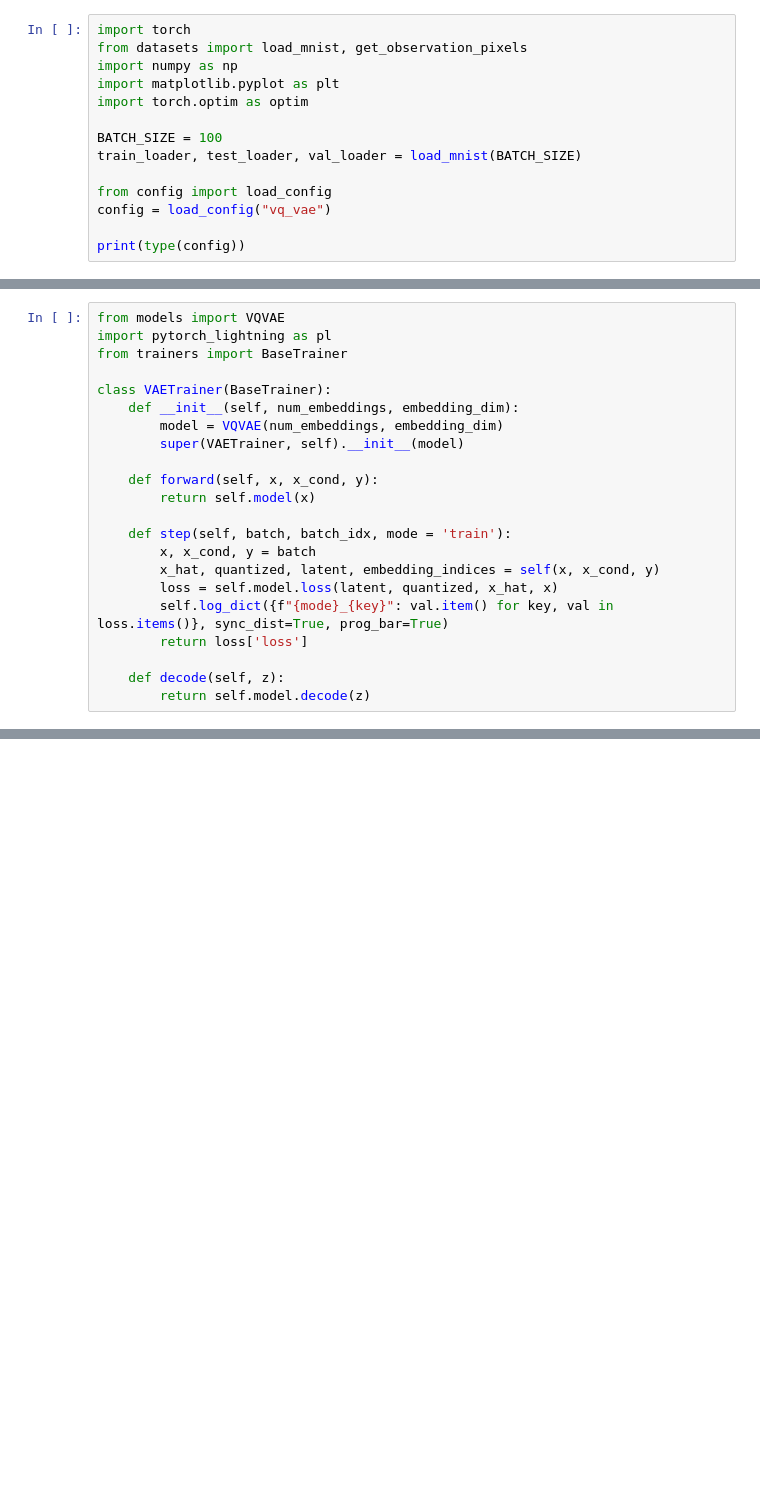
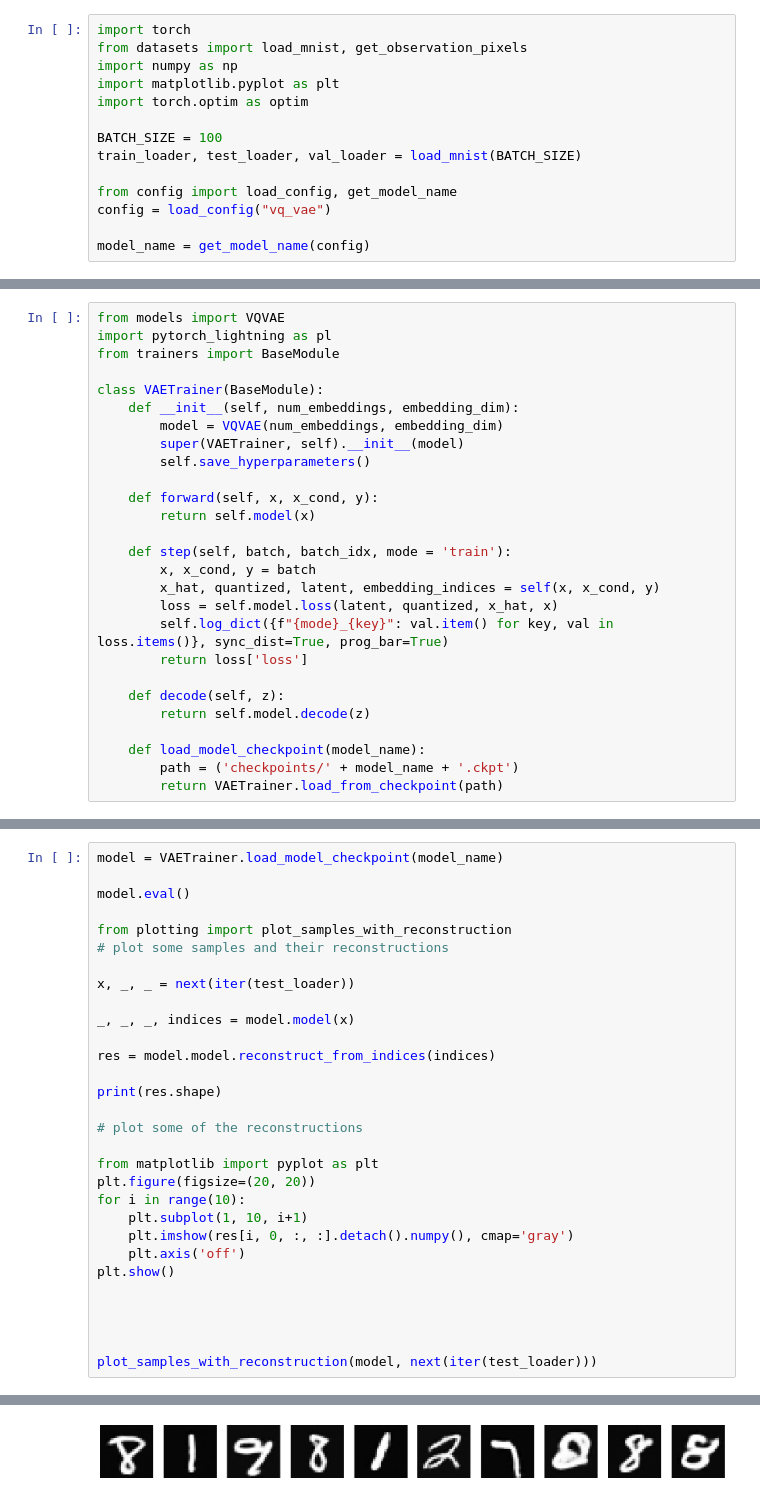
Before and after one commit to EdvardsZ/MastersThesis, a Jupyter notebook: src/vq_vae.ipynb, the cells around one changed output, grey strips where cells are left out. Cells and saved outputs as stored; diff of their text form; blank space fills up the shorter version.

```diff
--- a/src/vq_vae.ipynb
+++ b/src/vq_vae.ipynb
@@ -8,7 +8,7 @@ import torch.optim as optim
 BATCH_SIZE = 100
 train_loader, test_loader, val_loader = load_mnist(BATCH_SIZE)
 
-from config import load_config
+from config import load_config, get_model_name
 config = load_config("vq_vae")
 
-print(type(config))
+model_name = get_model_name(config)
@@ -17,12 +15,13 @@ print(type(config))
 # %%
 from models import VQVAE
 import pytorch_lightning as pl
-from trainers import BaseTrainer
+from trainers import BaseModule
 
-class VAETrainer(BaseTrainer):
+class VAETrainer(BaseModule):
     def __init__(self, num_embeddings, embedding_dim):
         model = VQVAE(num_embeddings, embedding_dim)
         super(VAETrainer, self).__init__(model)
+        self.save_hyperparameters()
 
     def forward(self, x, x_cond, y):
         return self.model(x)
@@ -36,6 +35,10 @@ class VAETrainer(BaseTrainer):
 
     def decode(self, z):
         return self.model.decode(z)
+
+    def load_model_checkpoint(model_name):
+        path = ('checkpoints/' + model_name + '.ckpt')
+        return VAETrainer.load_from_checkpoint(path)
 # %%
 model = VAETrainer(**config['model_params'])
 
@@ -51,0 +67,31 @@ AttributeError: 'SuperTrainer' object has no attribute 'model_name_with_params'
+# %%
+model = VAETrainer.load_model_checkpoint(model_name)
+
+model.eval()
+
+from plotting import plot_samples_with_reconstruction
+# plot some samples and their reconstructions
+
+x, _, _ = next(iter(test_loader))
+
+_, _, _, indices = model.model(x)
+
+res = model.model.reconstruct_from_indices(indices)
+
+print(res.shape)
+
+# plot some of the reconstructions
+
+from matplotlib import pyplot as plt
+plt.figure(figsize=(20, 20))
+for i in range(10):
+    plt.subplot(1, 10, i+1)
+    plt.imshow(res[i, 0, :, :].detach().numpy(), cmap='gray')
+    plt.axis('off')
+plt.show()
+
+
+
+
+plot_samples_with_reconstruction(model, next(iter(test_loader)))
+# %% [output]
@@ -51,0 +99 @@ AttributeError: 'SuperTrainer' object has no attribute 'model_name_with_params'
+[figure, added]
```
Also changed, not shown: parts of 3 cells of this notebook, 5 other files.
